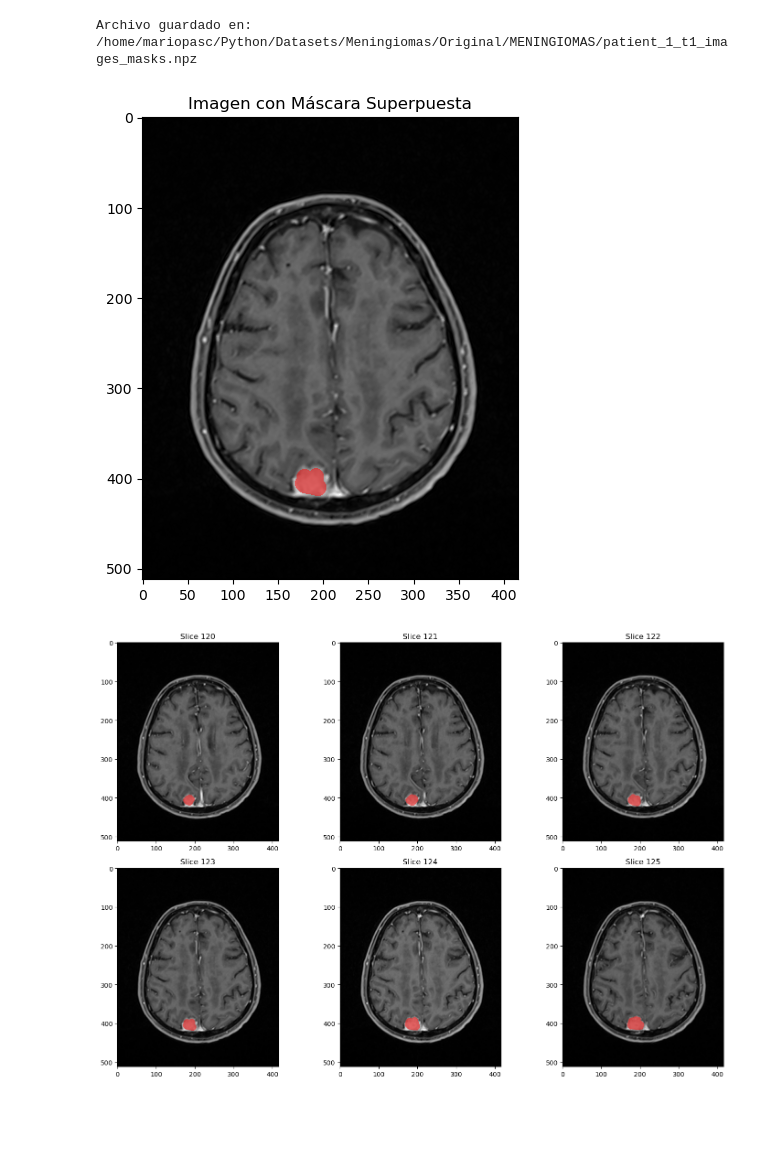
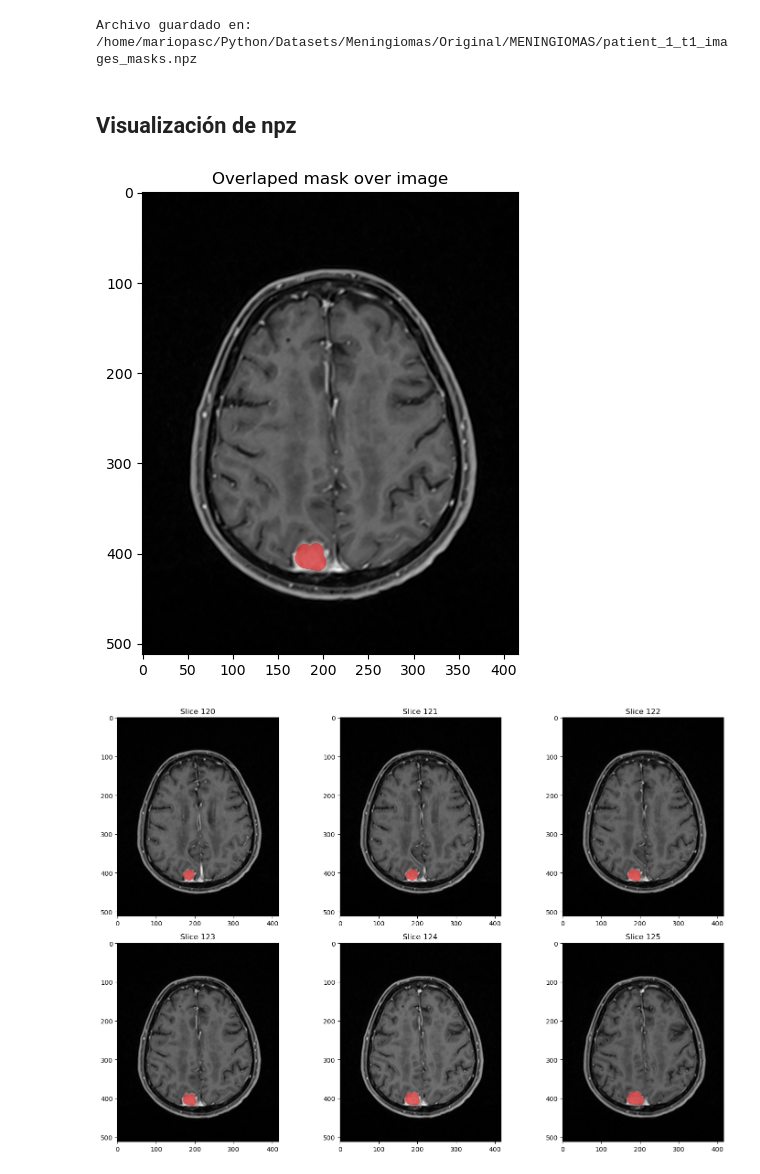
Before and after one commit to MarioPasc/Meningioma, a Jupyter notebook: jupyter/exploration.ipynb, the cells around one changed output. Drawn from its saved outputs; the diff is of its cells as text; code cells hidden in the pictures; blank space fills up the shorter version.

```diff
--- a/jupyter/exploration.ipynb
+++ b/jupyter/exploration.ipynb
@@ -39,0 +105,35 @@ Segmentation shape:  (416, 512, 192)
+# %%
+# Definimos la ruta base del dataset
+base_ds_path = "/home/mariopasc/Python/Datasets/Meningiomas/Original/MENINGIOMAS"
+patient = '35'
+
+# Ruta a las imágenes y las segmentaciones
+rm_basepath = os.path.join(base_ds_path, patient, 'RM')
+t1 = os.path.join(rm_basepath, 'T1')
+
+# Leemos las imágenes y las máscaras
+images, header_slices = nrrd.read(os.path.join(t1, '8 Sag CUBE T1 GAD.nrrd'))
+masks, header_masks = nrrd.read(os.path.join('/home/mariopasc/Desktop', 'Segmentation.nrrd'))
+
+print("Images shape: ", images.shape)
+print("Segmentation shape: ", masks.shape)
+
+print("===== IMAGE HEADER =====")
+print(header_slices)
+print("===== MASK HEADER =====")
+print(header_masks)
+
+
+slice_index = 90
+
+# Reorganizamos los ejes de los datos para obtener el corte transversal
+images_reordered = np.transpose(images, (1, 2, 0))
+masks_reordered = np.transpose(masks, (1, 2, 0))
+
+# Visualizamos los datos reordenados
+fig, axes = plt.subplots(1, 2, figsize=(10, 10))
+axes[0].imshow(images_reordered[slice_index, :, :], cmap='gray')
+axes[1].imshow(masks_reordered[slice_index, :, :], cmap='gray')
+axes[0].set_title('Imagen (Transversal)')
+axes[1].set_title('Segmentación (Transversal)')
+plt.show()
@@ -105,41 +328,43 @@ np.savez(output_path, combined)
 print(f"Archivo guardado en: {output_path}")
 # %% [output]
 Archivo guardado en: /home/mariopasc/Python/Datasets/Meningiomas/Original/MENINGIOMAS/patient_1_t1_images_masks.npz
+# %% [markdown]
+## Visualización de npz
 # %%
 import numpy as np
 import matplotlib.pyplot as plt
 
 def visualize_slice(npz_path: str, slice_index: int) -> None:
     # Cargamos los datos desde el archivo .npz
     data = np.load(npz_path)
     combined = data['arr_0']
 
     # Separar las imágenes y las máscaras
     images = combined[..., 0]
     masks = combined[..., 1]
 
     # Crear una máscara de transparencia
     alpha_mask = np.zeros_like(masks[slice_index, :, :], dtype=float)
     alpha_mask[masks[slice_index, :, :] > 0] = 0.5  # Transparencia para píxeles no cero
     alpha_mask[masks[slice_index, :, :] == 0] = 0  # Completa transparencia para píxeles cero
 
     # Visualizamos la imagen y la máscara superpuestas
     fig, ax = plt.subplots(figsize=(6, 6))
     ax.imshow(images[slice_index, :, :], cmap='gray')
     red_mask = np.zeros((*masks[slice_index, :, :].shape, 4))
     red_mask[..., 0] = 1  # Rojo
     red_mask[..., 3] = alpha_mask  # Canal alpha
 
     ax.imshow(red_mask)
-    ax.set_title('Imagen con Máscara Superpuesta')
+    ax.set_title('Overlaped mask over image')
     plt.show()
 
 # Ejemplo de uso
 npz_path = '/home/mariopasc/Python/Datasets/Meningiomas/Original/MENINGIOMAS/patient_1_t1_images_masks.npz'
 slice_index = 123
 visualize_slice(npz_path, slice_index)
 # %% [output]
-[figure, old version]
+[figure, new version]
 # %%
 import numpy as np
 import matplotlib.pyplot as plt
```
Also changed, not shown: parts of 6 cells of this notebook, 2 other files.
